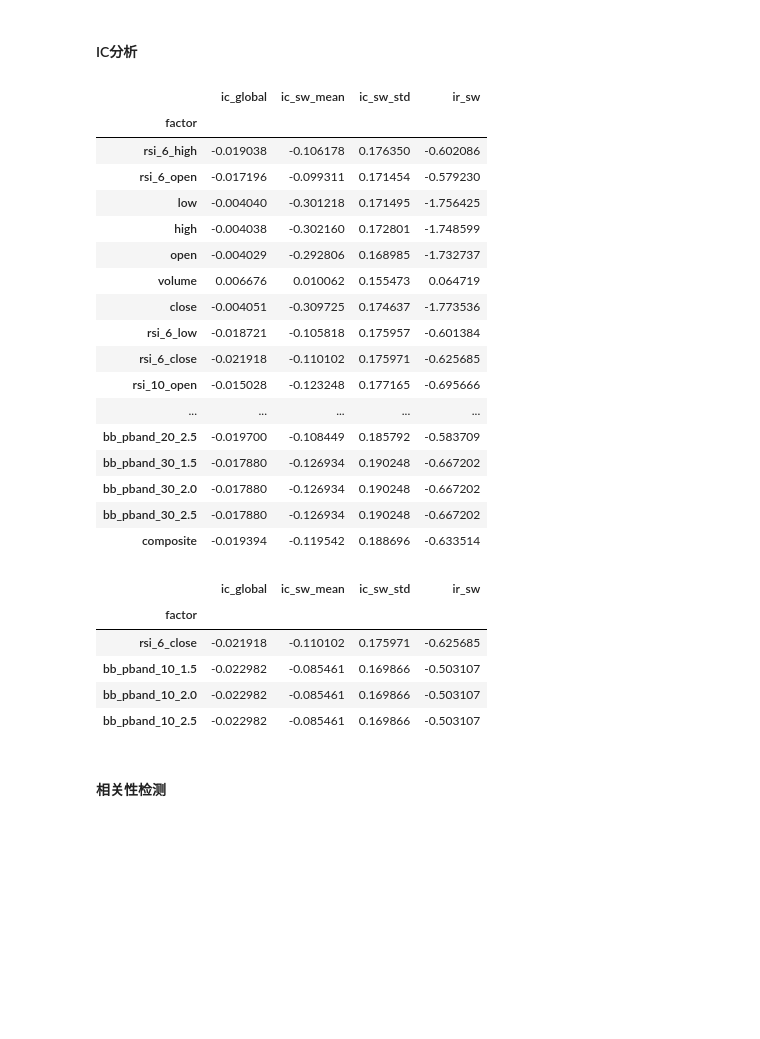
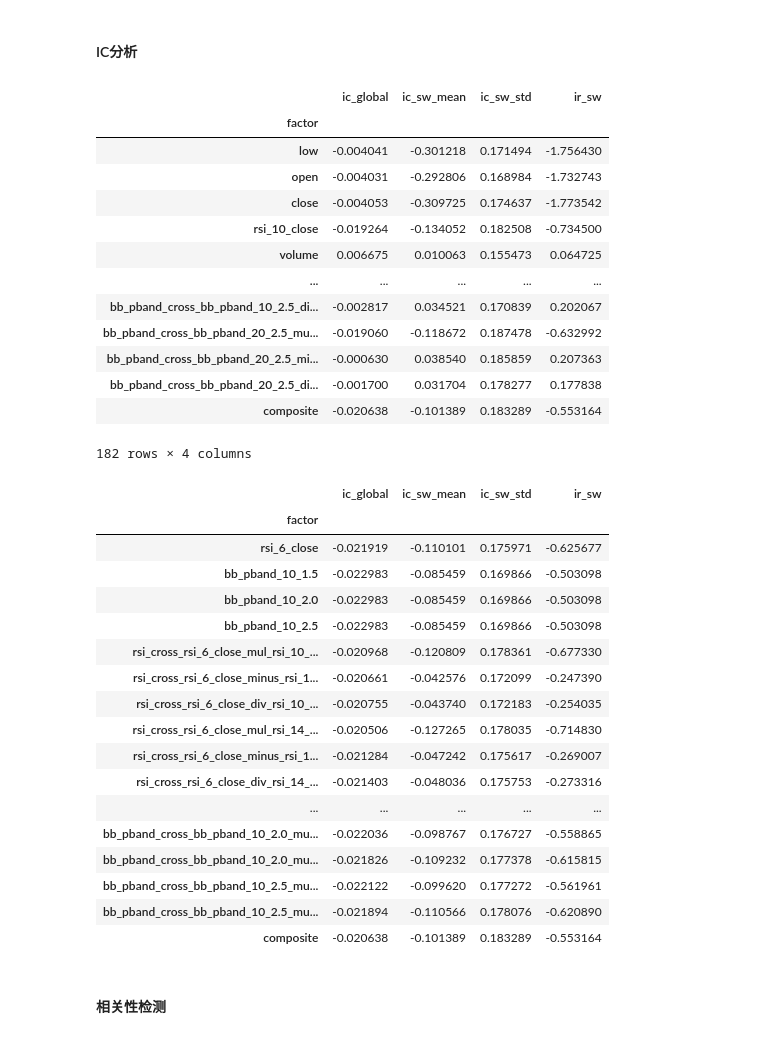
Before and after one commit to cziwen/TockFormer, a Jupyter notebook: measureFeature.ipynb, the cells around one changed output. Saved outputs shown, nothing was run; the diff lists cells and outputs as text; code cells hidden in the pictures; blank space fills up the shorter version.

```diff
--- a/measureFeature.ipynb
+++ b/measureFeature.ipynb
@@ -16,7 +16,7 @@ df.shape
 # %% [output]
 (1089849, 6)
 # %%
-finfact = FactorFactory ()
-df = finfact.generate_factors (df, include_bounded_factors=False)
+finfact = FactorFactory(df)
+df = finfact.generate_factors (include_only_bounded_factors=True)
 df.shape
 # %% [output]
@@ -56,43 +73,51 @@ Series([], dtype: int64)
 # %%
 results = evaluate_time_series_ic(
     df=df,
     factors=df.columns.tolist(),
     target_col='close',
-    forward=5,        # 往后 3 个 timestamp
+    forward=5,        # 往后 5 个 timestamp
     date_col='timestamp',
     window=100,
-    n_jobs=8
+    n_jobs=12
 )
 results
 # %% [output]
 |  | ic_global | ic_sw_mean | ic_sw_std | ir_sw |
 | factor |  |  |  |  |
-| rsi_6_high | -0.019038 | -0.106178 | 0.176350 | -0.602086 |
-| rsi_6_open | -0.017196 | -0.099311 | 0.171454 | -0.579230 |
-| low | -0.004040 | -0.301218 | 0.171495 | -1.756425 |
-| high | -0.004038 | -0.302160 | 0.172801 | -1.748599 |
-| open | -0.004029 | -0.292806 | 0.168985 | -1.732737 |
-| volume | 0.006676 | 0.010062 | 0.155473 | 0.064719 |
-| close | -0.004051 | -0.309725 | 0.174637 | -1.773536 |
-| rsi_6_low | -0.018721 | -0.105818 | 0.175957 | -0.601384 |
-| rsi_6_close | -0.021918 | -0.110102 | 0.175971 | -0.625685 |
-| rsi_10_open | -0.015028 | -0.123248 | 0.177165 | -0.695666 |
+| low | -0.004041 | -0.301218 | 0.171494 | -1.756430 |
+| open | -0.004031 | -0.292806 | 0.168984 | -1.732743 |
+| close | -0.004053 | -0.309725 | 0.174637 | -1.773542 |
+| rsi_10_close | -0.019264 | -0.134052 | 0.182508 | -0.734500 |
+| volume | 0.006675 | 0.010063 | 0.155473 | 0.064725 |
 | ... | ... | ... | ... | ... |
-| bb_pband_20_2.5 | -0.019700 | -0.108449 | 0.185792 | -0.583709 |
-| bb_pband_30_1.5 | -0.017880 | -0.126934 | 0.190248 | -0.667202 |
-| bb_pband_30_2.0 | -0.017880 | -0.126934 | 0.190248 | -0.667202 |
-| bb_pband_30_2.5 | -0.017880 | -0.126934 | 0.190248 | -0.667202 |
-| composite | -0.019394 | -0.119542 | 0.188696 | -0.633514 |
+| bb_pband_cross_bb_pband_10_2.5_di... | -0.002817 | 0.034521 | 0.170839 | 0.202067 |
+| bb_pband_cross_bb_pband_20_2.5_mu... | -0.019060 | -0.118672 | 0.187478 | -0.632992 |
+| bb_pband_cross_bb_pband_20_2.5_mi... | -0.000630 | 0.038540 | 0.185859 | 0.207363 |
+| bb_pband_cross_bb_pband_20_2.5_di... | -0.001700 | 0.031704 | 0.178277 | 0.177838 |
+| composite | -0.020638 | -0.101389 | 0.183289 | -0.553164 |
+182 rows × 4 columns
 # %%
 # 选择出优质因子
 results[results['ic_global'].abs () > 0.02]
 # %% [output]
 |  | ic_global | ic_sw_mean | ic_sw_std | ir_sw |
 | factor |  |  |  |  |
-| rsi_6_close | -0.021918 | -0.110102 | 0.175971 | -0.625685 |
-| bb_pband_10_1.5 | -0.022982 | -0.085461 | 0.169866 | -0.503107 |
-| bb_pband_10_2.0 | -0.022982 | -0.085461 | 0.169866 | -0.503107 |
-| bb_pband_10_2.5 | -0.022982 | -0.085461 | 0.169866 | -0.503107 |
+| rsi_6_close | -0.021919 | -0.110101 | 0.175971 | -0.625677 |
+| bb_pband_10_1.5 | -0.022983 | -0.085459 | 0.169866 | -0.503098 |
+| bb_pband_10_2.0 | -0.022983 | -0.085459 | 0.169866 | -0.503098 |
+| bb_pband_10_2.5 | -0.022983 | -0.085459 | 0.169866 | -0.503098 |
+| rsi_cross_rsi_6_close_mul_rsi_10_... | -0.020968 | -0.120809 | 0.178361 | -0.677330 |
+| rsi_cross_rsi_6_close_minus_rsi_1... | -0.020661 | -0.042576 | 0.172099 | -0.247390 |
+| rsi_cross_rsi_6_close_div_rsi_10_... | -0.020755 | -0.043740 | 0.172183 | -0.254035 |
+| rsi_cross_rsi_6_close_mul_rsi_14_... | -0.020506 | -0.127265 | 0.178035 | -0.714830 |
+| rsi_cross_rsi_6_close_minus_rsi_1... | -0.021284 | -0.047242 | 0.175617 | -0.269007 |
+| rsi_cross_rsi_6_close_div_rsi_14_... | -0.021403 | -0.048036 | 0.175753 | -0.273316 |
+| ... | ... | ... | ... | ... |
+| bb_pband_cross_bb_pband_10_2.0_mu... | -0.022036 | -0.098767 | 0.176727 | -0.558865 |
+| bb_pband_cross_bb_pband_10_2.0_mu... | -0.021826 | -0.109232 | 0.177378 | -0.615815 |
+| bb_pband_cross_bb_pband_10_2.5_mu... | -0.022122 | -0.099620 | 0.177272 | -0.561961 |
+| bb_pband_cross_bb_pband_10_2.5_mu... | -0.021894 | -0.110566 | 0.178076 | -0.620890 |
+| composite | -0.020638 | -0.101389 | 0.183289 | -0.553164 |
 # %% [markdown]
 #### 相关性检测
 # %%
```
Also changed, not shown: parts of 5 cells of this notebook, 1 other file.
